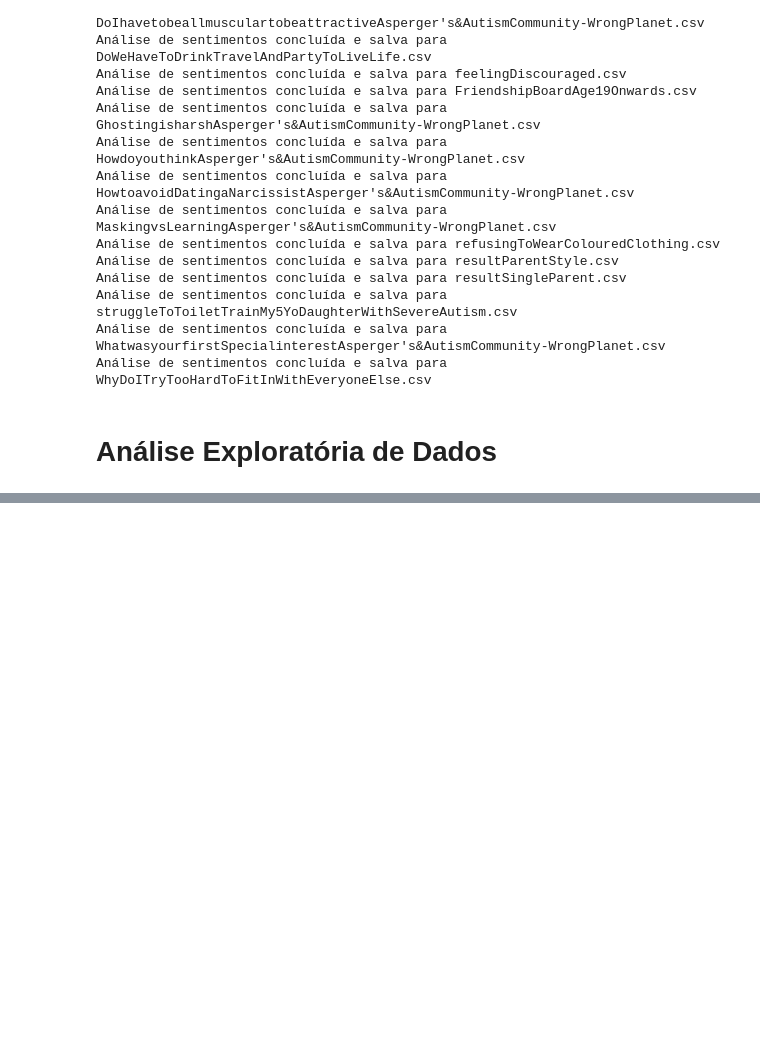
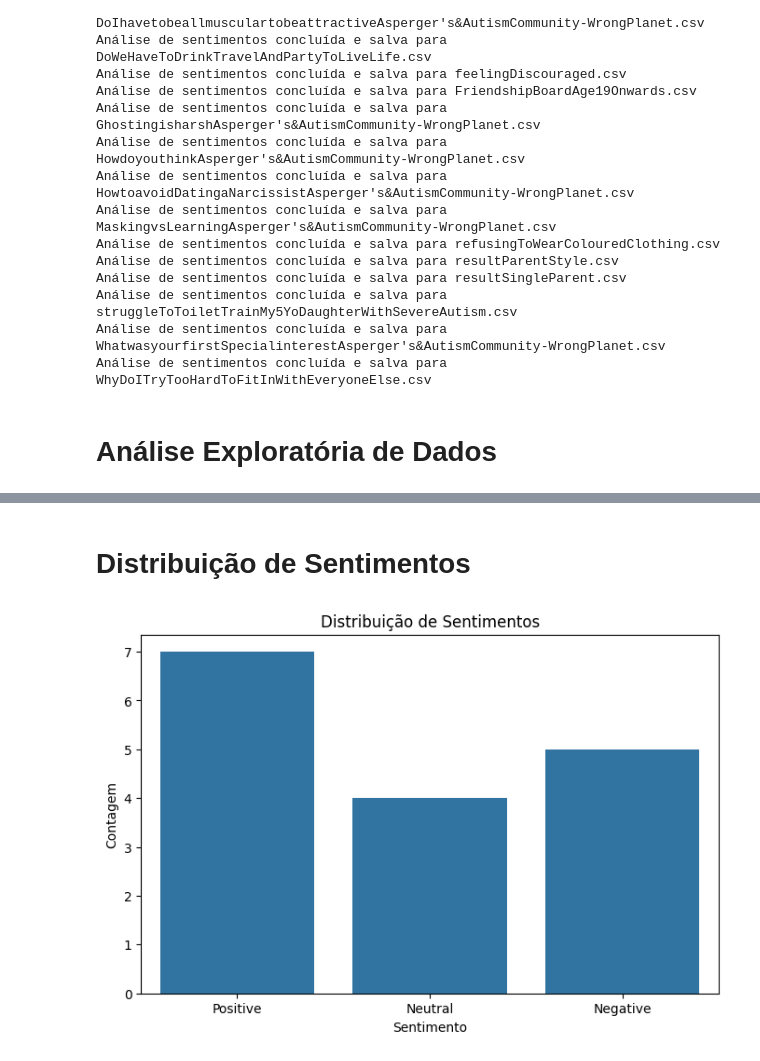
Before and after one commit to AdaiasMartins/Analise-de-Sentimentos-em-Foruns-Online-de-Adultos-com-Transtorno-do-Espectro-Autista, a Jupyter notebook: analise-dos-dados.ipynb, the cells around one changed output, grey strips where cells are left out. Cells and saved outputs as stored; diff of their text form; code cells hidden in the pictures; blank space fills up the shorter version.

```diff
--- a/analise-dos-dados/analise-dos-dados.ipynb
+++ b/analise-dos-dados.ipynb
@@ -106,3 +106,21 @@ for file in csv_files:
 [figure]
 [figure]
 ... (5 outputs left out)
+# %% [markdown]
+#  Distribuição de Sentimentos
+# %%
+# Carrega o CSV com as análises de sentimento
+df = pd.read_csv(r"csv\resultados\analise_sentimentos_AgeatdiagnosisAsperger's&AutismCommunity-WrongPlanet.csv")
+
+# Cria uma nova coluna para classificar o sentimento
+df['Sentiment'] = df['sentiment_score'].apply(lambda x: 'Positive' if x > 0.05 else ('Negative' if x < -0.05 else 'Neutral'))
+
+# Gráfico de barras da distribuição de sentimentos
+plt.figure(figsize=(8, 5))
+sns.countplot(x='Sentiment', data=df, order=['Positive', 'Neutral', 'Negative'])
+plt.title("Distribuição de Sentimentos")
+plt.xlabel("Sentimento")
+plt.ylabel("Contagem")
+plt.show()
+# %% [output]
+[figure, added]
```
Also changed, not shown: parts of 9 cells of this notebook, 39 other files.
